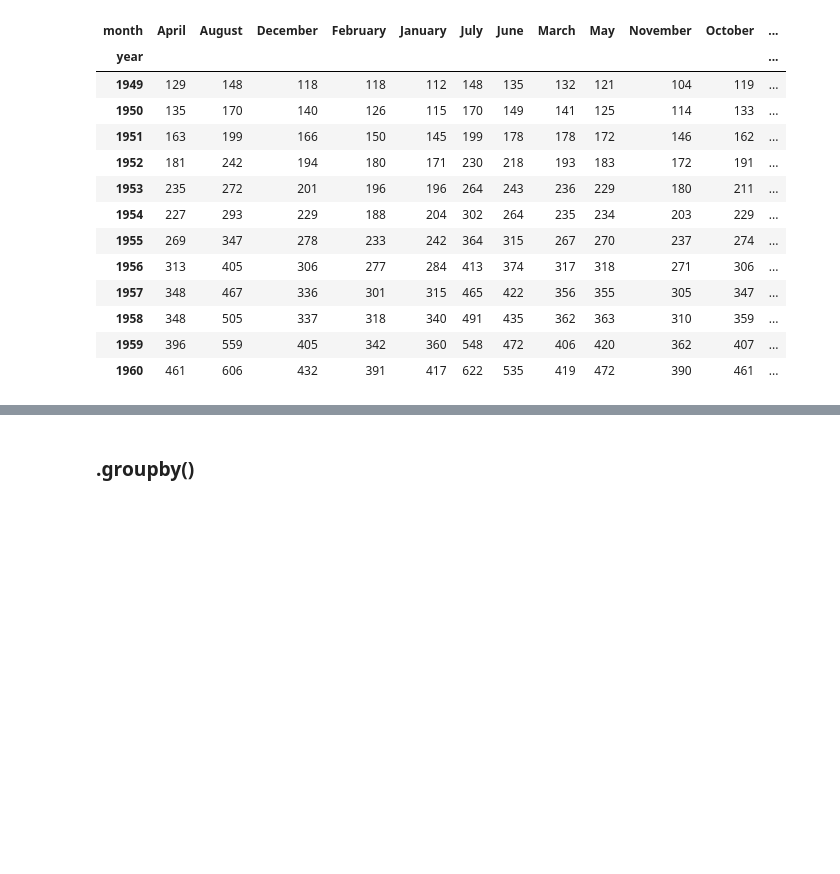
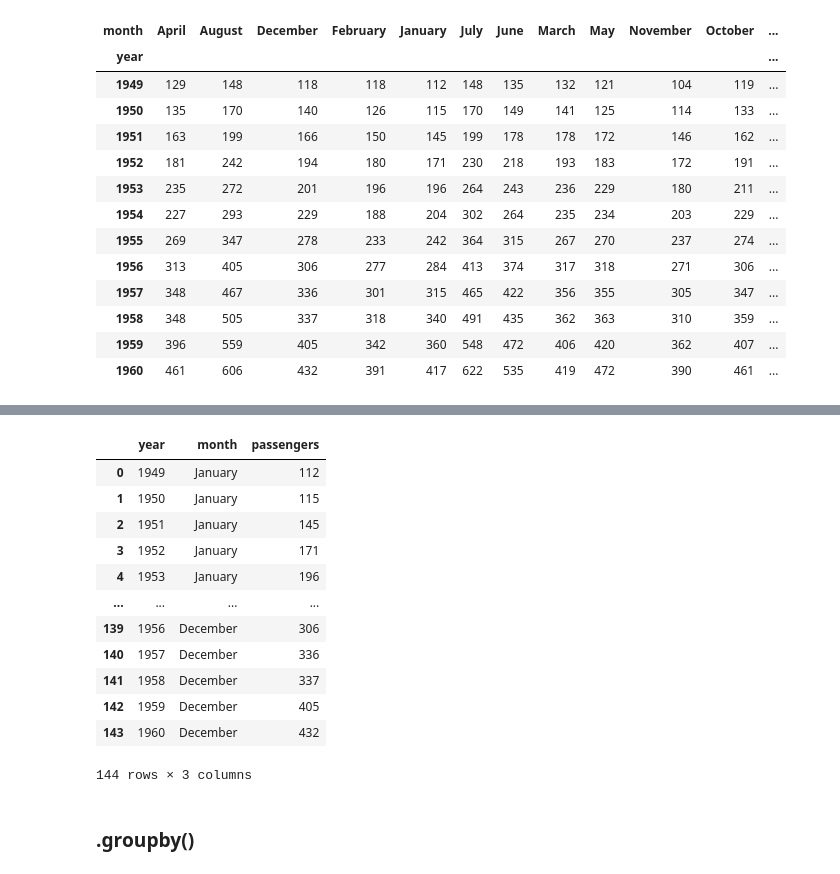
Before and after one commit to vcdemy/20230613, a Jupyter notebook: 20230808筆記.ipynb, the cells around one changed output, grey strips where cells are left out. Drawn from its saved outputs; the diff is of its cells as text; code cells hidden in the pictures; blank space fills up the shorter version.

```diff
--- a/20230808筆記.ipynb
+++ b/20230808筆記.ipynb
@@ -138,2 +179,18 @@ px.imshow(wide, text_auto=True)
+# %%
+wide.reset_index().melt(id_vars='year',var_name='month',value_name='passengers')
+# %% [output]
+|  | year | month | passengers |
+| 0 | 1949 | January | 112 |
+| 1 | 1950 | January | 115 |
+| 2 | 1951 | January | 145 |
+| 3 | 1952 | January | 171 |
+| 4 | 1953 | January | 196 |
+| ... | ... | ... | ... |
+| 139 | 1956 | December | 306 |
+| 140 | 1957 | December | 336 |
+| 141 | 1958 | December | 337 |
+| 142 | 1959 | December | 405 |
+| 143 | 1960 | December | 432 |
+144 rows × 3 columns
 # %% [markdown]
 ### .groupby()
```
Also changed, not shown: parts of 12 cells of this notebook.
